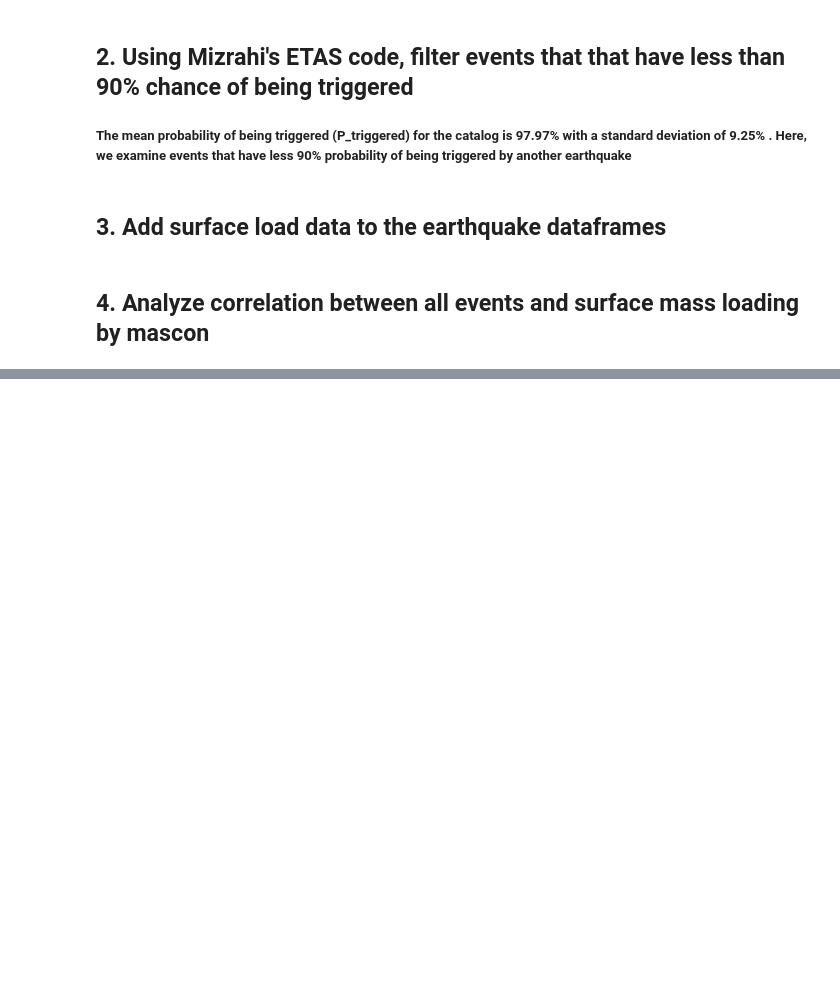
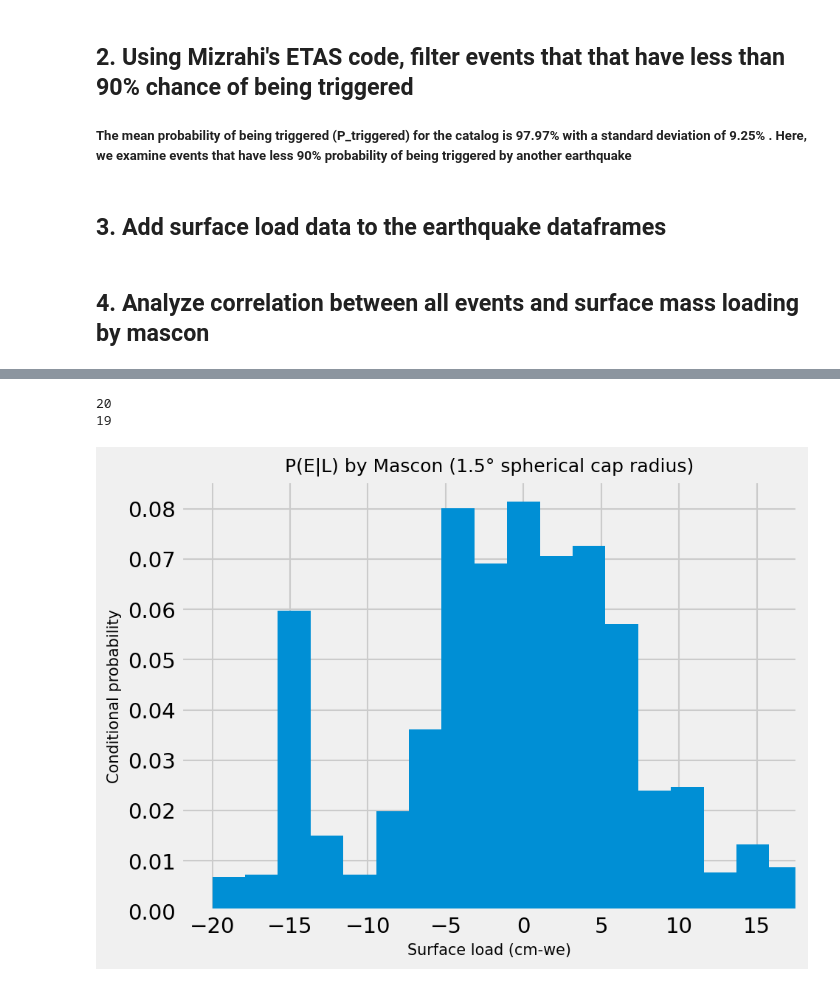
Before and after one commit to amandasyamsul/SLIQ, a Jupyter notebook: SLIQ-by-JPL-mascon.ipynb, the cells around one changed output, grey strips where cells are left out. Drawn from its saved outputs; the diff is of its cells as text; code cells hidden in the pictures; blank space fills up the shorter version.

```diff
--- a/SLIQ-by-JPL-mascon.ipynb
+++ b/SLIQ-by-JPL-mascon.ipynb
@@ -376,0 +247,35 @@ plt.show()
+# %%
+# Plot the averaged conditional probabilities
+plt.style.use('fivethirtyeight')
+
+# bins = np.linspace(-20,20,len(cp_averaged) + 1) # there is no "set" num of bins since its calculated for each cp, not for cp_averaged
+wid = np.mean(np.diff(bins))
+
+print(len(circle_bins))
+print(len(circle_cp_averaged))
+
+# Create a figure and axis instance
+fig, ax = plt.subplots(dpi=150)
+
+# Plot the bar chart
+ax.bar(circle_bins[:-1], circle_cp_averaged, width=wid, align='edge')
+
+# Set font size
+fs = 10
+
+# Set axis limits and labels
+xl = ax.get_xlim()
+ax.set_xlim(xl[0], xl[1] - 4.4)
+ax.set_xlabel('Surface load (cm-we)', fontsize=fs)
+ax.set_ylabel('Conditional probability', fontsize=fs)
+ax.set_title('P(E|L) by Mascon (1.5\N{DEGREE SIGN} spherical cap radius)', fontsize=fs+2)
+
+# Enable grid
+ax.grid(True)
+
+# Show the plot
+plt.show()
+# %% [output]
+20
+19
+[figure, added]
```
Also changed, not shown: parts of 25 cells of this notebook.
